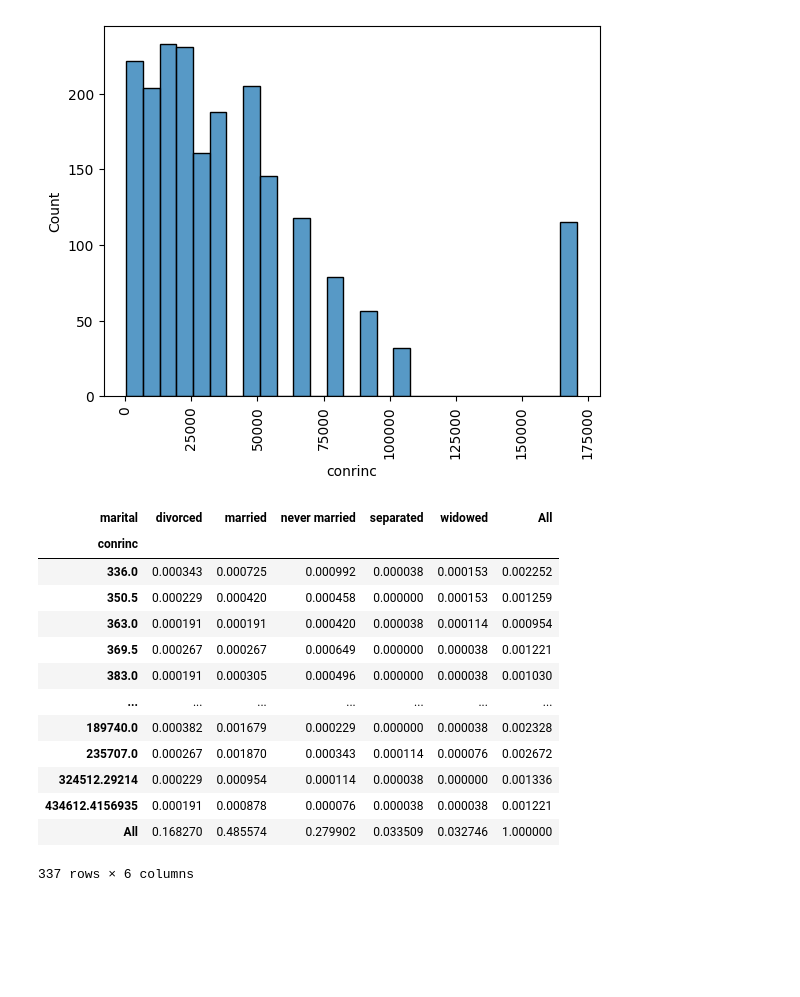
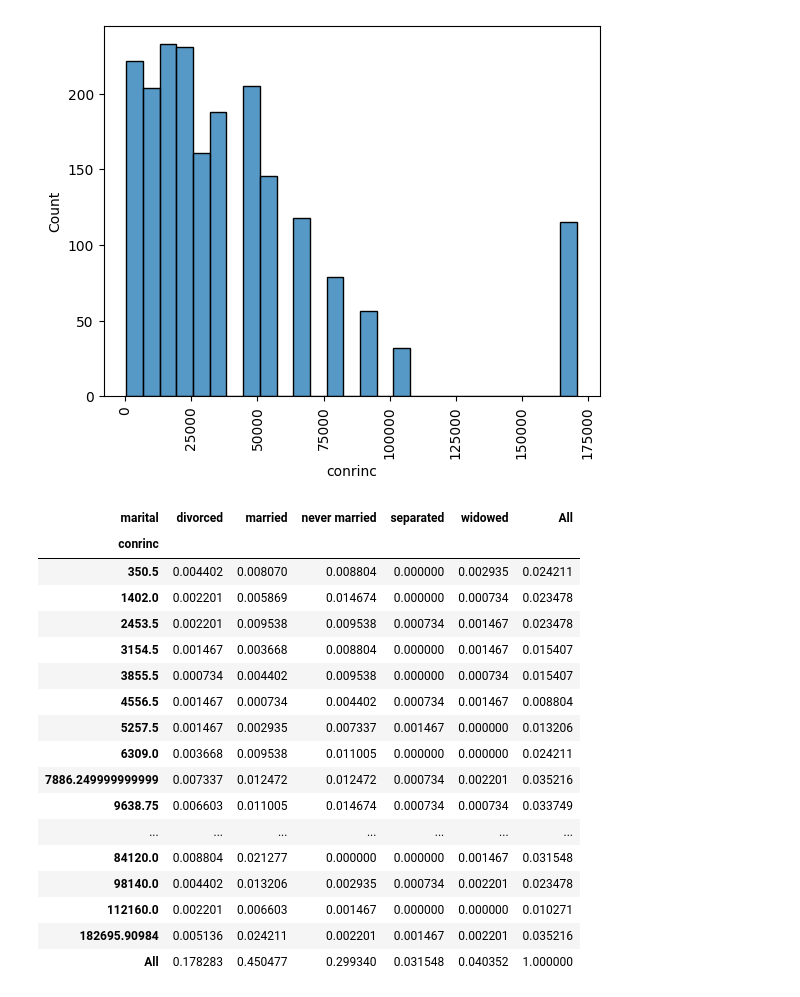
Before and after one commit to imdressel/project_gss, a Jupyter notebook: GSS_Rhiannon's_part.ipynb, the cells around one changed output. Drawn from its saved outputs; the diff is of its cells as text; code cells hidden in the pictures; blank space fills up the shorter version.

```diff
--- a/GSS_Rhiannon's_part.ipynb
+++ b/GSS_Rhiannon's_part.ipynb
@@ -6,9 +6,9 @@ import numpy as np
 import seaborn as sns
 import matplotlib.pyplot as plt
 # %%
-gss = pd.read_csv('https://raw.githubusercontent.com/imdressel/project_gss17/main/gss_data_20182022.csv', low_memory=False)
+df = pd.read_csv('https://raw.githubusercontent.com/imdressel/project_gss17/main/gss_data_20182022.csv', low_memory=False)
 print(gss.shape, '\n')
-gss.head()
+df.head()
 # %% [output]
 (5892, 8)
 |  | year | id | marital | hrs1 | conrinc | childs | meovrwrk | hlthdep |
@@ -17,4 +17,8 @@ gss.head()
 | 2 | 2018.0 | 3 | married | 40.0 | 70100.0 | 2.0 | disagree | NaN |
 | 3 | 2018.0 | 4 | married | 40.0 | 84120.0 | 2.0 | neither agree nor disagree | NaN |
 | 4 | 2018.0 | 5 | divorced | NaN | NaN | 0.0 | NaN | NaN |
+# %%
+#Splitting into two years
+df18 = df[df['year']== 2018]
+df22 = df[df['year']== 2022]
 # %%
@@ -48,19 +61,24 @@ plt.show() #Graph for 2022 income
 # %% [output]
 [figure]
 # %%
-pd.crosstab(gss['conrinc'],gss['marital'],margins=True,normalize=True) #Normalized
+#Cross-tabbing marital status w/ income in 2018
+pd.crosstab(df18['conrinc'], df18['marital'],margins=True,normalize=True)
 # %% [output]
 | marital | divorced | married | never married | separated | widowed | All |
 | conrinc |  |  |  |  |  |  |
-| 336.0 | 0.000343 | 0.000725 | 0.000992 | 0.000038 | 0.000153 | 0.002252 |
-| 350.5 | 0.000229 | 0.000420 | 0.000458 | 0.000000 | 0.000153 | 0.001259 |
-| 363.0 | 0.000191 | 0.000191 | 0.000420 | 0.000038 | 0.000114 | 0.000954 |
-| 369.5 | 0.000267 | 0.000267 | 0.000649 | 0.000000 | 0.000038 | 0.001221 |
-| 383.0 | 0.000191 | 0.000305 | 0.000496 | 0.000000 | 0.000038 | 0.001030 |
+| 350.5 | 0.004402 | 0.008070 | 0.008804 | 0.000000 | 0.002935 | 0.024211 |
+| 1402.0 | 0.002201 | 0.005869 | 0.014674 | 0.000000 | 0.000734 | 0.023478 |
+| 2453.5 | 0.002201 | 0.009538 | 0.009538 | 0.000734 | 0.001467 | 0.023478 |
+| 3154.5 | 0.001467 | 0.003668 | 0.008804 | 0.000000 | 0.001467 | 0.015407 |
+| 3855.5 | 0.000734 | 0.004402 | 0.009538 | 0.000000 | 0.000734 | 0.015407 |
+| 4556.5 | 0.001467 | 0.000734 | 0.004402 | 0.000734 | 0.001467 | 0.008804 |
+| 5257.5 | 0.001467 | 0.002935 | 0.007337 | 0.001467 | 0.000000 | 0.013206 |
+| 6309.0 | 0.003668 | 0.009538 | 0.011005 | 0.000000 | 0.000000 | 0.024211 |
+| 7886.249999999999 | 0.007337 | 0.012472 | 0.012472 | 0.000734 | 0.002201 | 0.035216 |
+| 9638.75 | 0.006603 | 0.011005 | 0.014674 | 0.000734 | 0.000734 | 0.033749 |
 | ... | ... | ... | ... | ... | ... | ... |
-| 189740.0 | 0.000382 | 0.001679 | 0.000229 | 0.000000 | 0.000038 | 0.002328 |
-| 235707.0 | 0.000267 | 0.001870 | 0.000343 | 0.000114 | 0.000076 | 0.002672 |
-| 324512.29214 | 0.000229 | 0.000954 | 0.000114 | 0.000038 | 0.000000 | 0.001336 |
-| 434612.4156935 | 0.000191 | 0.000878 | 0.000076 | 0.000038 | 0.000038 | 0.001221 |
-| All | 0.168270 | 0.485574 | 0.279902 | 0.033509 | 0.032746 | 1.000000 |
+| 84120.0 | 0.008804 | 0.021277 | 0.000000 | 0.000000 | 0.001467 | 0.031548 |
+| 98140.0 | 0.004402 | 0.013206 | 0.002935 | 0.000734 | 0.002201 | 0.023478 |
+| 112160.0 | 0.002201 | 0.006603 | 0.001467 | 0.000000 | 0.000000 | 0.010271 |
+| 182695.90984 | 0.005136 | 0.024211 | 0.002201 | 0.001467 | 0.002201 | 0.035216 |
+| All | 0.178283 | 0.450477 | 0.299340 | 0.031548 | 0.040352 | 1.000000 |
-337 rows × 6 columns
```
Also changed, not shown: parts of 23 cells of this notebook.
